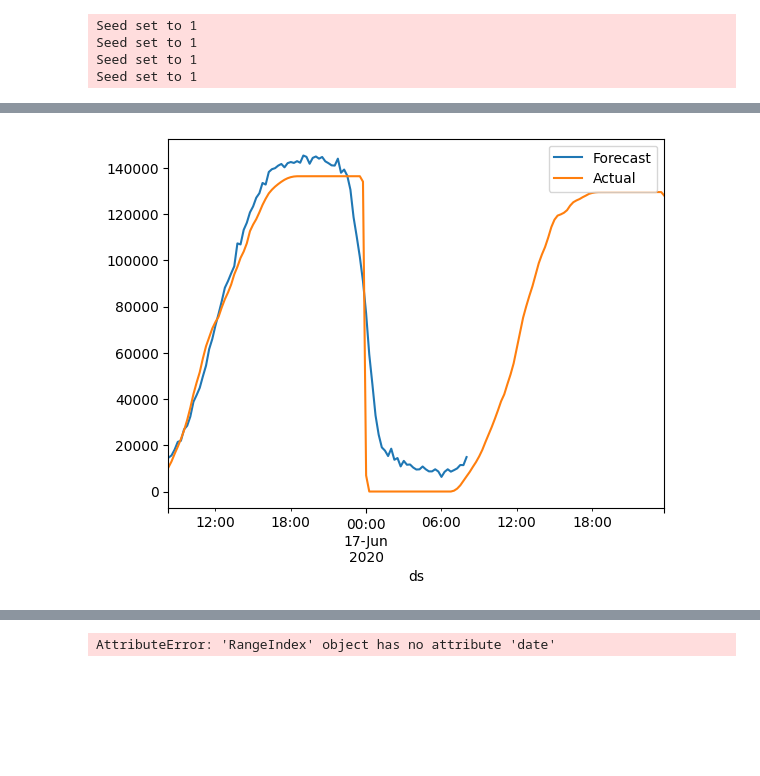
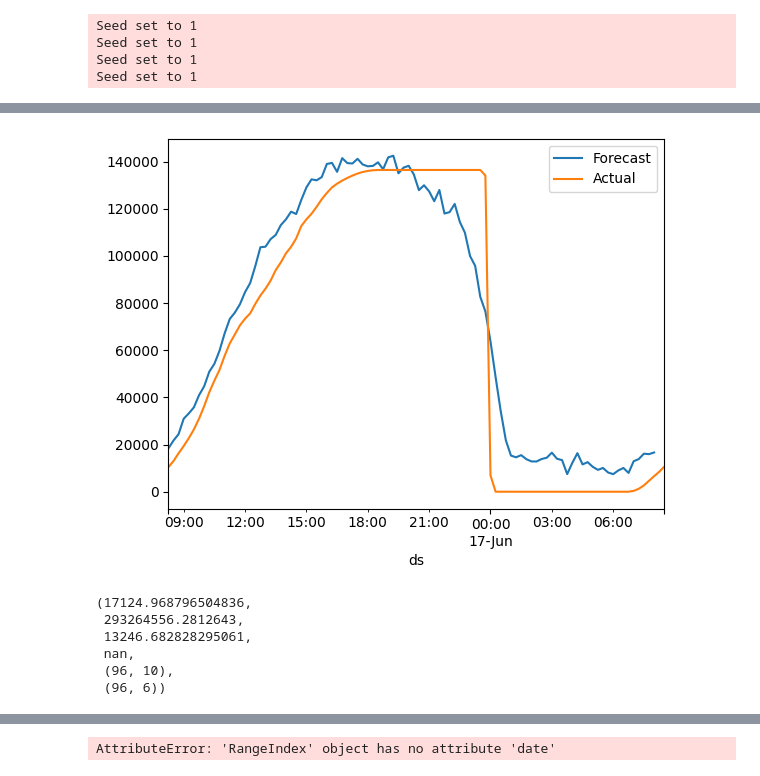
Before and after one commit to jhivandebenoit/Ensemble-Forecasting, a Jupyter notebook: neuralforecast.ipynb, the cells around one changed output, grey strips where cells are left out. Cells and saved outputs as stored; diff of their text form; code cells hidden in the pictures; blank space fills up the shorter version.

Commit message:
Added metrics and univariate models for comparison

```diff
--- a/neuralforecast.ipynb
+++ b/neuralforecast.ipynb
@@ -118,7 +118,7 @@ multivariate_df.head()
 | 4 | 2020-05-15 01:00:00 | 0.0 | 24.621525 | 22.165423 | 0.0 | 1 |
 # %%
 train=multivariate_df[:3000]
-test=multivariate_df[3000:]
+test=multivariate_df[3000:3096]
 plt.figure(figsize=(15,5))
 plt.plot(train['y'],label='Train',color='navy')
 plt.plot(test['y'],label='Test',color='darkorange')
@@ -179,10 +235,10 @@ models = [
         )
 ]
 
-nf = NeuralForecast(models=models, freq='15T')
-nf.fit(df=train)
+nfm = NeuralForecast(models=models, freq='15T')
+nfm.fit(df=train)
 
-predictions = nf.predict()
+predictionsMulti = nfm.predict()
 # %% [output]
 Seed set to 1
 Seed set to 1
@@ -190,4 +246,4 @@ Seed set to 1
 Seed set to 1
 # %%
 subset_columns = ['NBEATS', 'LSTM', 'RNN','NHITS']
-predictions['ensemble'] = (predictions['NBEATS'] + predictions['LSTM'] + predictions['RNN'] + predictions['NHITS']) / 4
+predictionsMulti['ensemble'] = (predictionsMulti['NBEATS'] + predictionsMulti['LSTM'] + predictionsMulti['RNN'] + predictionsMulti['NHITS']) / 4
@@ -211,15 +304,35 @@ predictions
 # %%
 import matplotlib.pyplot as plt
 
 
 
-predictions.plot(x='ds', y='ensemble', kind='line', label='Forecast', ax=plt.gca())
+predictionsMulti.plot(x='ds', y='ensemble', kind='line', label='Forecast', ax=plt.gca())
 
 test.plot(x='ds', y='y', kind='line', label='Actual', ax=plt.gca())
 
 plt.show()
+
+# Calculate RMSE
+rmse = np.sqrt(mean_squared_error(test['y'], predictionsMulti['ensemble']))
+
+# Calculate MSE
+mse = mean_squared_error(test['y'], predictionsMulti['ensemble'])
+
+# Calculate MAE
+mae = mean_absolute_error(test['y'], predictionsMulti['ensemble'])
+
+# Calculate MAPE
+mape = np.mean(np.abs((test['y'] - predictionsMulti['ensemble']) / test['y'])) * 100\
+
+rmse, mse, mae, mape,predictions.shape,test.shape
 # %% [output]
-[figure, old version]
+[figure, new version]
+(17124.968796504836,
+ 293264556.2812643,
+ 13246.682828295061,
+ nan,
+ (96, 10),
+ (96, 6))
 # %%
 import numpy as np
 
```
Also changed, not shown: parts of 8 cells of this notebook, 1 other file.
